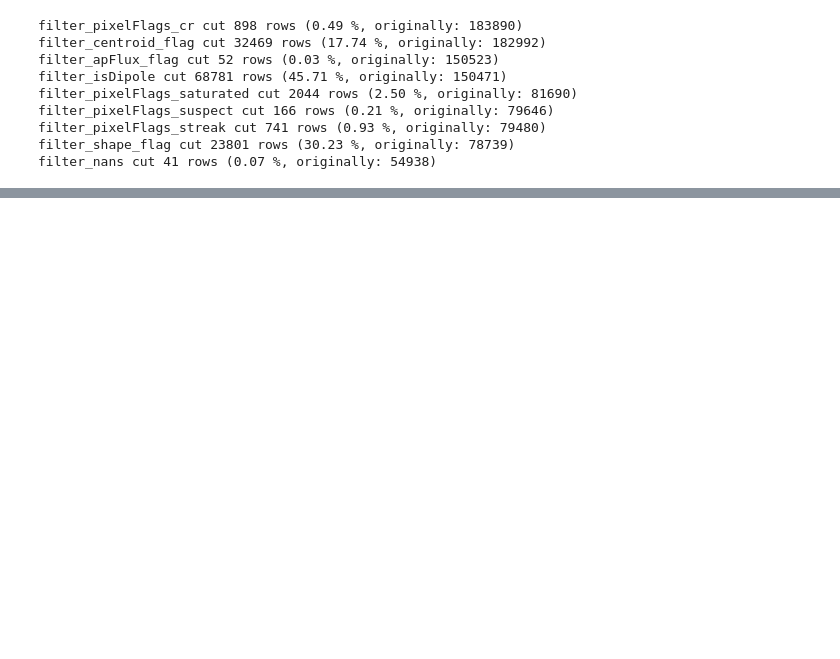
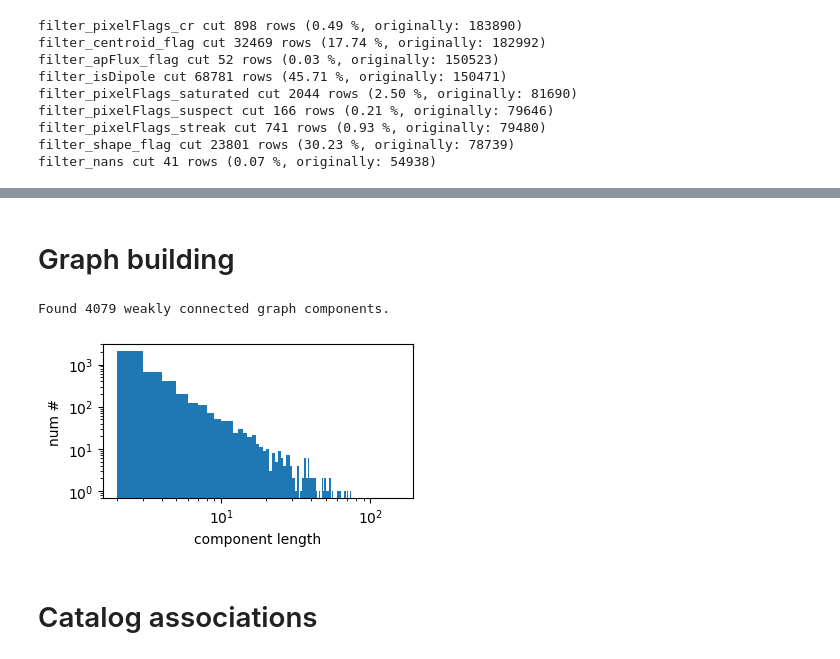
Before and after one commit to peppedilillo/doppelganger, a Jupyter notebook: notebooks/15_dp1_diaSource_Graph_Simbad.ipynb, the cells around one changed output, grey strips where cells are left out. Cells and saved outputs as stored; diff of their text form; code cells hidden in the pictures; blank space fills up the shorter version.

```diff
--- a/notebooks/15_dp1_diaSource_Graph_Simbad.ipynb
+++ b/notebooks/15_dp1_diaSource_Graph_Simbad.ipynb
@@ -41,5 +32,5 @@ We try to build a graph for a subset of the sources in the DP1 in the
 # %%
-target_ra, target_dec, radius = 53.160, -28.100, 1.000
+target_ra, target_dec, target_radius = 53.160, -28.100, 1.000
 t1 = Time("2024-12-01T00:00:00.0", format="isot", scale="tai")
 t2 = Time("2024-12-11T00:00:00.0", format="isot", scale="tai")
 # %%
@@ -599,0 +254,2 @@ mjd time = 60646.09186553831
+# %%
+diaSource_df = diaSource_df.sort_index(key=source_time)
@@ -599,0 +322,48 @@ mjd time = 60646.09186553831
+# %% [markdown]
+# Graph building
+# %%
+def tree2graph(tree: SourceTree, s2time: Callable) -> nx.DiGraph:
+    from tqdm.notebook import tqdm
+
+    G = nx.DiGraph()
+    stimes = s2time(tree.diaSources.index)
+    for diaSources_index, diaSource in tqdm(tree.diaSources.iterrows(), total=len(tree.diaSources), desc="Building graph"):
+        source_time = s2time(diaSources_index)
+        for match_index in tree.search_close(diaSources_index):
+            if source_time < (match_time := stimes.loc[match_index]):
+                G.add_edge(diaSources_index, match_index)
+                G.nodes[diaSources_index]["obsStartMJD"] = source_time
+                G.nodes[match_index]["obsStartMJD"] = match_time
+
+    TR = nx.transitive_reduction(G)
+    TR.add_nodes_from(G.nodes(data=True))
+    TR.add_edges_from((u, v, G.edges[u, v]) for u, v in TR.edges)
+    return TR
+
+
+graph = tree2graph(st, source_time)
+# %%
+def graph2components(graph: nx.DiGraph, minsize: int = 1) -> list[list]:
+    return [*filter(
+        # remove weak components shorter than minsize
+        lambda xs: len(xs) >= minsize,
+        # transforms set to list and sort sources by time
+        map(
+            lambda xs: sorted([*xs], key=lambda x: graph.nodes[x]["obsStartMJD"]),
+            nx.weakly_connected_components(graph)),
+    )]
+
+
+wcomps = graph2components(graph, minsize=2)
+print(f"Found {len(wcomps)} weakly connected graph components.")
+# %% [output]
+Found 4079 weakly connected graph components.
+# %%
+fig, _ = plt.subplots(1,1, figsize=(4, 2))
+plt.hist(_wcomp_len := [*map(len, wcomps)], bins=np.arange(2, max(_wcomp_len), 1))
+plt.xlabel("component length"); plt.ylabel("num #"); plt.loglog()
+plt.show()
+# %% [output]
+[figure, added]
+# %% [markdown]
+# Catalog associations
```
Also changed, not shown: parts of 52 cells of this notebook.
